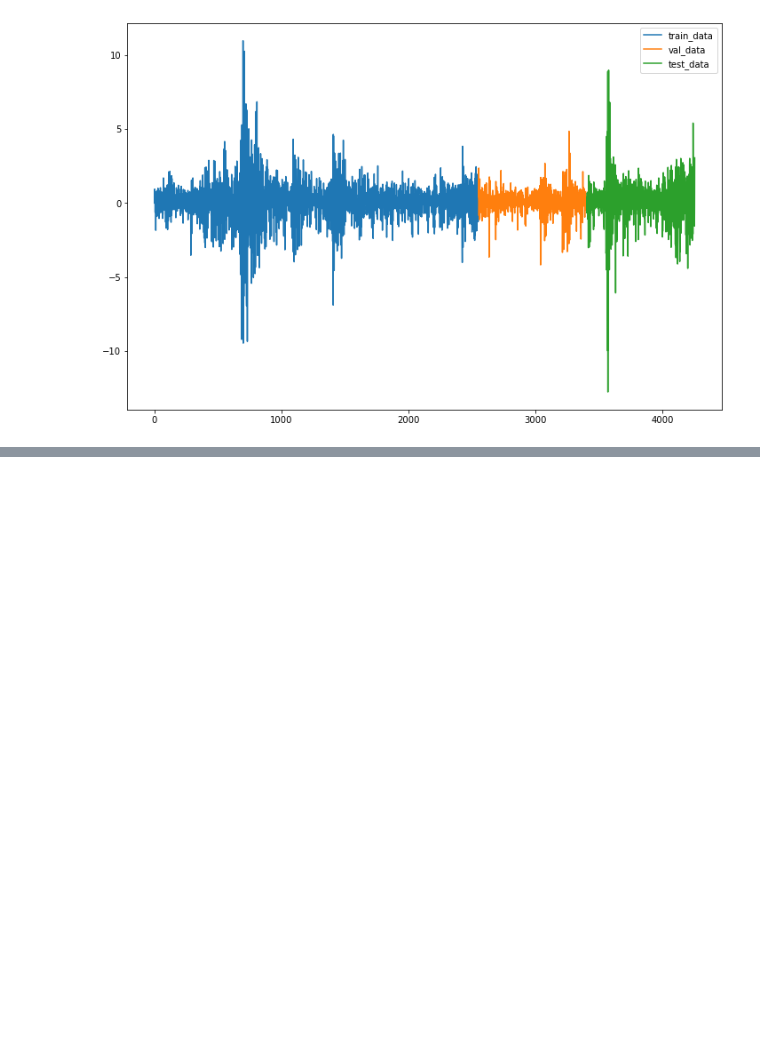
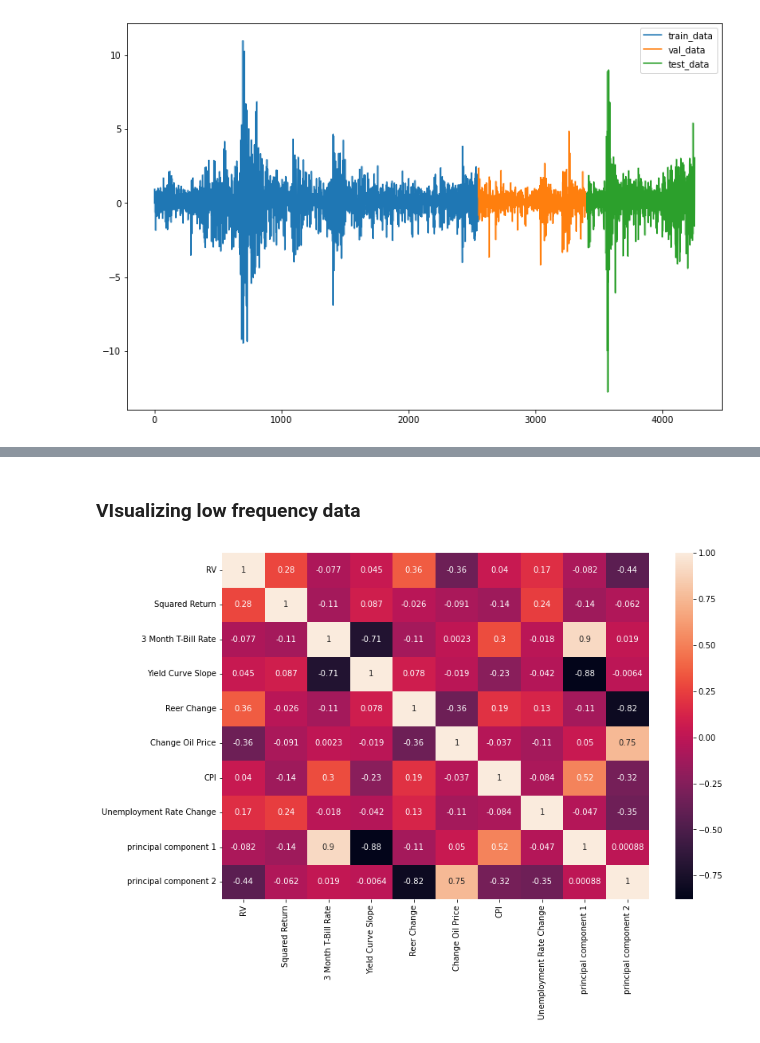
Before and after one commit to setamies/volatility-modeling, a Jupyter notebook: main.ipynb, the cells around one changed output, grey strips where cells are left out. Drawn from its saved outputs; the diff is of its cells as text; code cells hidden in the pictures; blank space fills up the shorter version.

Commit message:
Updated macroeconomic data and main ipynb

```diff
--- a/main.ipynb
+++ b/main.ipynb
@@ -155,0 +115,21 @@ array([[ 2.19075532, -1.36895192, -0.80474191,  0.89338599,  0.78215063],
+# %%
+# Features list should include everything else than Log Return	Squared Return	RV	YearMonth
+# Get all column names from merged_df
+all_cols = merged_df.columns.tolist()
+
+# Define the columns to exclude from features list
+exclude_cols = ['Log Return', 'Squared Return', 'RV', 'YearMonth']
+
+# Create the features list
+features = [col for col in all_cols if col not in exclude_cols]
+
+# Print the features list
+display(features)
+
+# Separating out the features
+x = merged_df.loc[:, features].values
+
+# Standardizing the features
+x = StandardScaler().fit_transform(x)
+
+x
@@ -162,5 +162,9 @@ principalComponents = pca.fit_transform(x)
 principalDf = pd.DataFrame(data = principalComponents
              , columns = ['principal component 1', 'principal component 2'])
 # %%
-merged_df = merged_df.reset_index().join(principalDf, how='right')
+merged_df = (merged_df.reset_index()
+                      .join(principalDf, how='right')
+                      .set_index('Date'))
+
+merged_df
 # %% [output]
@@ -279,0 +325,18 @@ p-value: 1.5864801047078098e-28
+# %% [markdown]
+### VIsualizing low frequency data
+# %%
+visualization_df = merged_df[features + ['principal component 1', 'principal component 2', 'YearMonth', 'RV', 'Squared Return']]
+
+# Take only one row of each YearMonth
+visualization_df = visualization_df.groupby('YearMonth').first()
+
+# Visualize the correlation, make RV the first column row
+visualization_df = visualization_df[['RV', 'Squared Return'] + features + ['principal component 1', 'principal component 2']]
+visualization_df
+
+# Plot the correlation matrix
+plt.figure(figsize=(12, 8))
+sns.heatmap(visualization_df.corr(), annot=True)
+plt.show()
+# %% [output]
+[figure, added]
```
Also changed, not shown: parts of 17 cells of this notebook, 3 other files.
